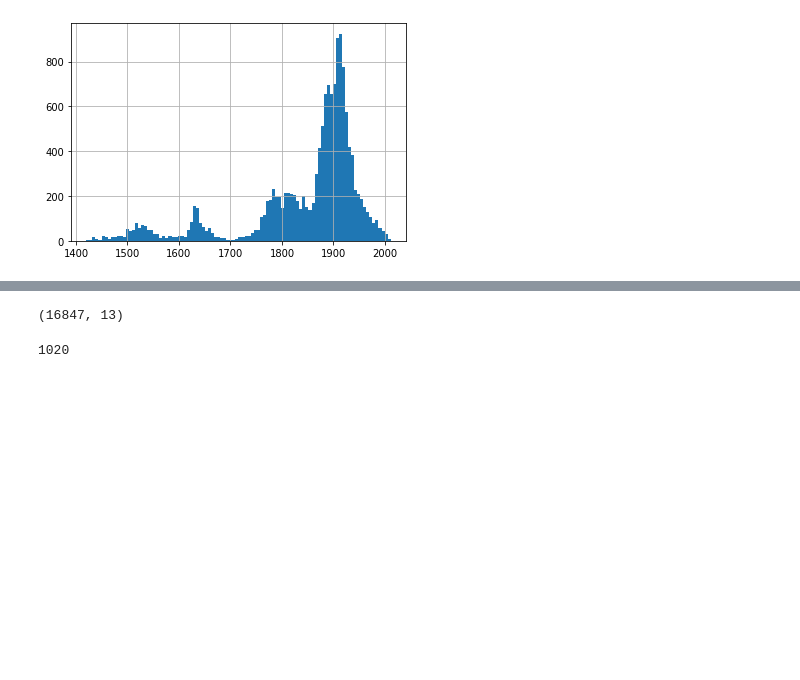
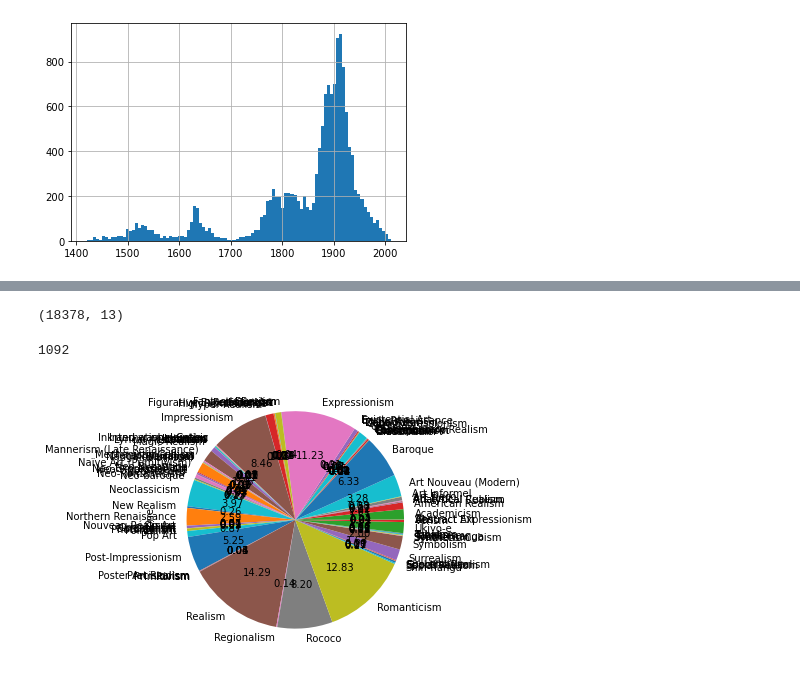
Before and after one commit to dddpt/history-digital-objects-symbolic, a Jupyter notebook: scripts/s0_dataset_exploration/dataset_exploration.ipynb, the cells around one changed output, grey strips where cells are left out. Saved outputs shown, nothing was run; the diff lists cells and outputs as text; code cells hidden in the pictures; blank space fills up the shorter version.

```diff
--- a/scripts/s0_dataset_exploration/dataset_exploration.ipynb
+++ b/scripts/s0_dataset_exploration/dataset_exploration.ipynb
@@ -19,7 +19,7 @@ def correct_date(x):
     except ValueError:
         return np.nan
 # %%
-df['correcteddate'] = df['date'].apply(correct_date)
+df['date'] = df['date'].apply(correct_date)
 # %%
 df.head()
 # %% [output]
@@ -90,16 +90,20 @@ df.loc[(df.genre.isin(['portrait', 'selfportrait']))].sort_values('correcteddate
 | 83296 | Thomas Gainsborough | c.1778 | portrait | 493.0 | 600.0 | 216671.0 | wikiart | Rococo | Portrait of Grace Dalrymple Elliott | train_and_test | ... |
 | 61854 | Thomas Gainsborough | c.1778 | portrait | 654.0 | 810.0 | 36716.0 | wikiart | Rococo | Nee Margaret Burr | train_and_test | ... |
 # %%
-portraits = df.loc[(df.genre.isin(['portrait']))].sort_values('correcteddate')
+portraits = df.loc[(df.genre.isin(['portrait', 'self-portrait']))].sort_values('correcteddate')
 # %%
 portraits.shape
 # %% [output]
-(16847, 13)
+(18378, 13)
 # %%
 len(portraits.artist.unique())
 # %% [output]
-1020
+1092
 # %%
 portraits["style"].value_counts().to_csv("styles.csv")
 # %%
 portraits.to_csv(portraits_csv)
+# %%
+portraits.groupby('style').size().plot(kind='pie', autopct='%.2f');
+# %% [output]
+[figure, added]
```
Also changed, not shown: parts of 7 cells of this notebook.
